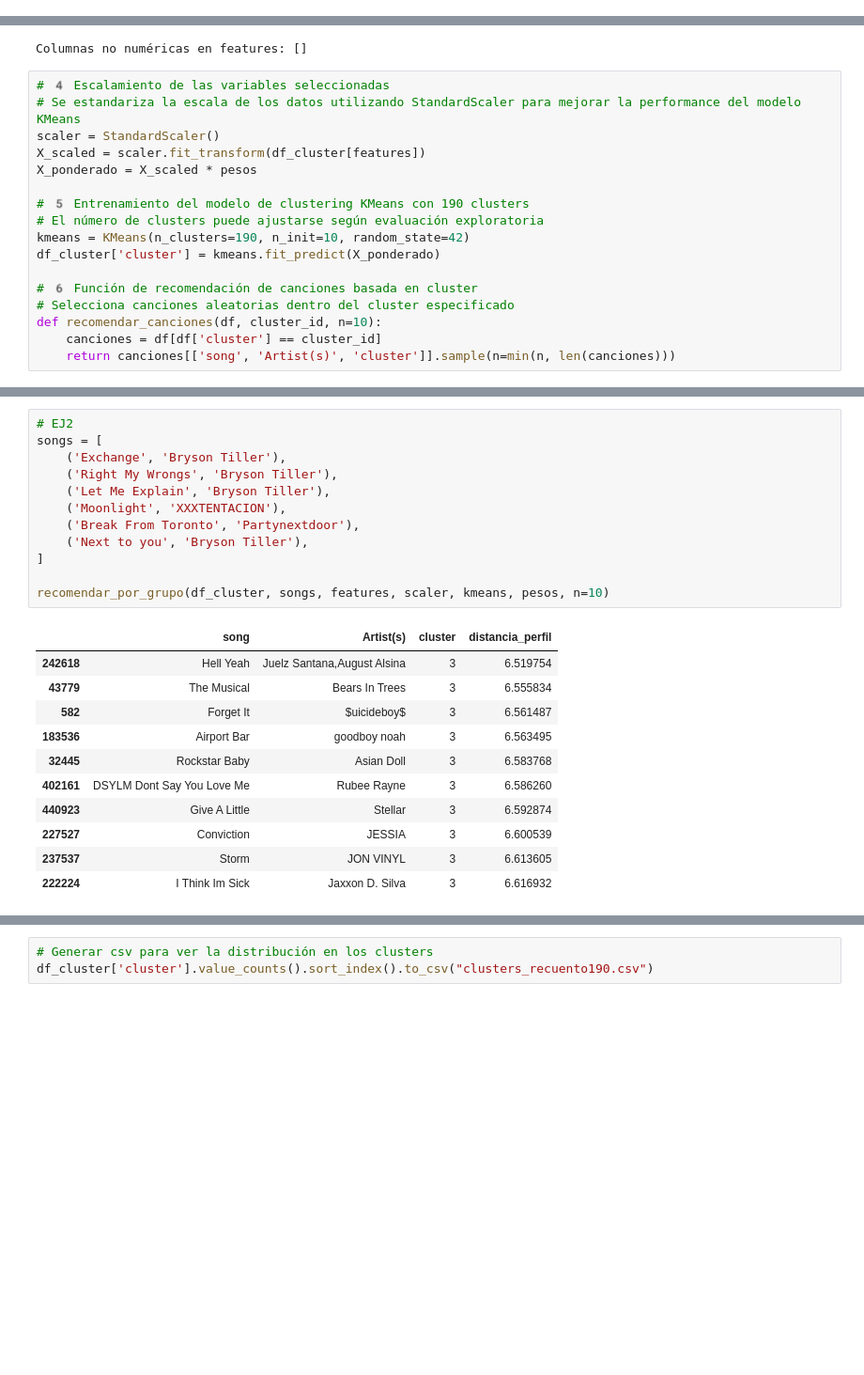
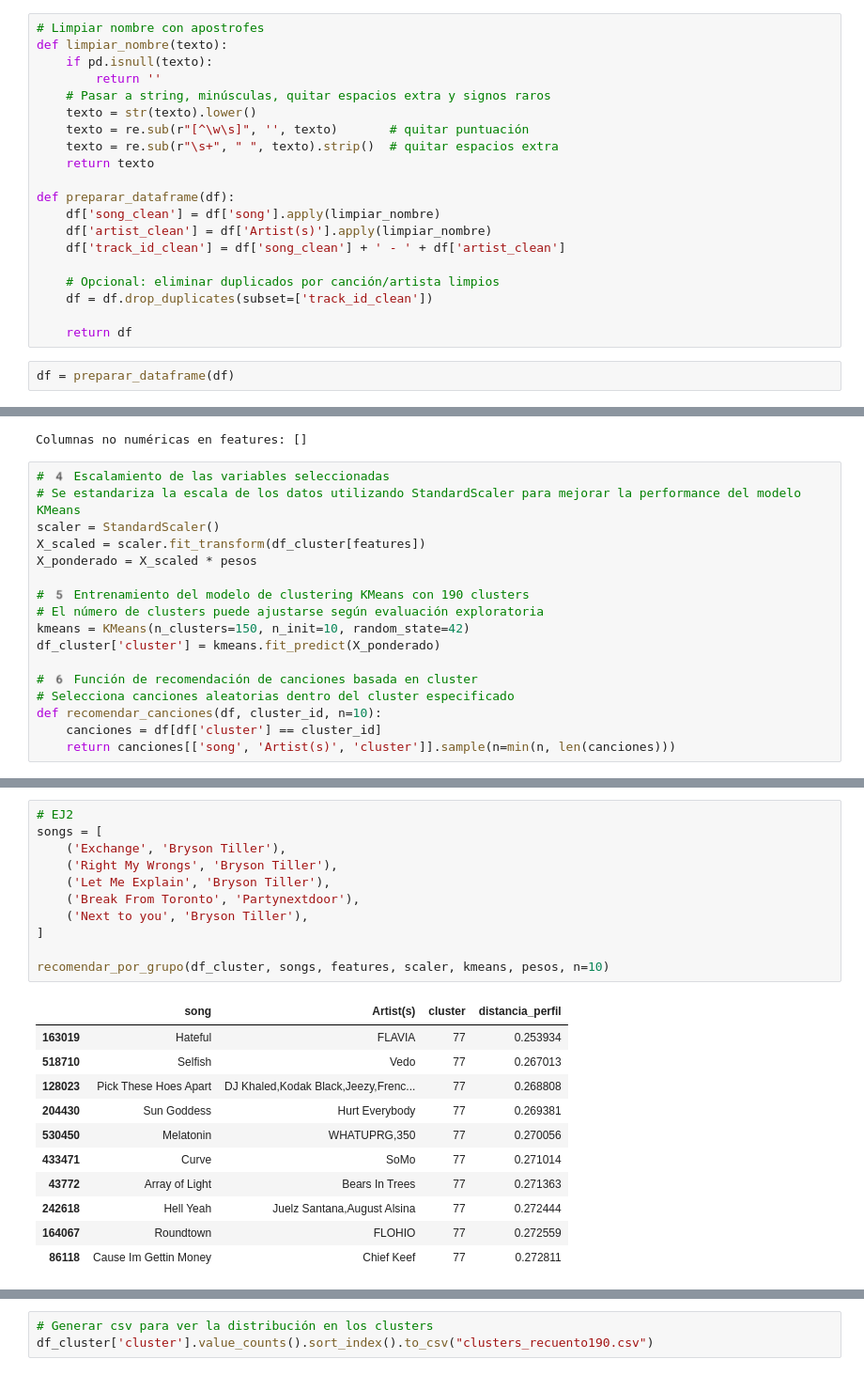
Before and after one commit to jin-roh25/IAProyectoFinal, a Jupyter notebook: Recomendaciones.ipynb, the cells around one changed output, grey strips where cells are left out. Shown at 94% size. Cells and saved outputs as stored; diff of their text form; blank space fills up the shorter version.

```diff
--- a/Recomendaciones.ipynb
+++ b/Recomendaciones.ipynb
@@ -153,6 +153,28 @@ Index(['Artist(s)', 'song', 'emotion', 'Genre', 'Tempo', 'Loudness (db)',
        'Good for Social Gatherings', 'Good for Morning Routine',
        'Genre_principal', 'Duration_sec'],
       dtype='object')
+# %%
+# Limpiar nombre con apostrofes
+def limpiar_nombre(texto):
+    if pd.isnull(texto):
+        return ''
+    # Pasar a string, minúsculas, quitar espacios extra y signos raros
+    texto = str(texto).lower()
+    texto = re.sub(r"[^\w\s]", '', texto)       # quitar puntuación
+    texto = re.sub(r"\s+", " ", texto).strip()  # quitar espacios extra
+    return texto
+
+def preparar_dataframe(df):
+    df['song_clean'] = df['song'].apply(limpiar_nombre)
+    df['artist_clean'] = df['Artist(s)'].apply(limpiar_nombre)
+    df['track_id_clean'] = df['song_clean'] + ' - ' + df['artist_clean']
+
+    # Opcional: eliminar duplicados por canción/artista limpios
+    df = df.drop_duplicates(subset=['track_id_clean'])
+
+    return df
+# %%
+df = preparar_dataframe(df)
 # %%
 # Se eliminan registros duplicados basados en el nombre de la canción, artista y duración
 # Esto evita que se repitan versiones idénticas de una misma canción en el análisis
@@ -550,7 +649,7 @@ X_ponderado = X_scaled * pesos
 
 # 5️ Entrenamiento del modelo de clustering KMeans con 190 clusters
 # El número de clusters puede ajustarse según evaluación exploratoria
-kmeans = KMeans(n_clusters=190, n_init=10, random_state=42)
+kmeans = KMeans(n_clusters=150, n_init=10, random_state=42)
 df_cluster['cluster'] = kmeans.fit_predict(X_ponderado)
 
 # 6️ Función de recomendación de canciones basada en cluster
@@ -755,27 +829,26 @@ recomendar_por_grupo(df_cluster, mis_canciones2, features, scaler, kmeans, pesos
 # %%
 # EJ2
 songs = [
     ('Exchange', 'Bryson Tiller'),
     ('Right My Wrongs', 'Bryson Tiller'),
     ('Let Me Explain', 'Bryson Tiller'),
-    ('Moonlight', 'XXXTENTACION'),
     ('Break From Toronto', 'Partynextdoor'),
     ('Next to you', 'Bryson Tiller'),
 ]
 
 recomendar_por_grupo(df_cluster, songs, features, scaler, kmeans, pesos, n=10)
 # %% [output]
 |  | song | Artist(s) | cluster | distancia_perfil |
-| 242618 | Hell Yeah | Juelz Santana,August Alsina | 3 | 6.519754 |
-| 43779 | The Musical | Bears In Trees | 3 | 6.555834 |
-| 582 | Forget It | $uicideboy$ | 3 | 6.561487 |
-| 183536 | Airport Bar | goodboy noah | 3 | 6.563495 |
-| 32445 | Rockstar Baby | Asian Doll | 3 | 6.583768 |
-| 402161 | DSYLM Dont Say You Love Me | Rubee Rayne | 3 | 6.586260 |
-| 440923 | Give A Little | Stellar | 3 | 6.592874 |
-| 227527 | Conviction | JESSIA | 3 | 6.600539 |
-| 237537 | Storm | JON VINYL | 3 | 6.613605 |
-| 222224 | I Think Im Sick | Jaxxon D. Silva | 3 | 6.616932 |
+| 163019 | Hateful | FLAVIA | 77 | 0.253934 |
+| 518710 | Selfish | Vedo | 77 | 0.267013 |
+| 128023 | Pick These Hoes Apart | DJ Khaled,Kodak Black,Jeezy,Frenc... | 77 | 0.268808 |
+| 204430 | Sun Goddess | Hurt Everybody | 77 | 0.269381 |
+| 530450 | Melatonin | WHATUPRG,350 | 77 | 0.270056 |
+| 433471 | Curve | SoMo | 77 | 0.271014 |
+| 43772 | Array of Light | Bears In Trees | 77 | 0.271363 |
+| 242618 | Hell Yeah | Juelz Santana,August Alsina | 77 | 0.272444 |
+| 164067 | Roundtown | FLOHIO | 77 | 0.272559 |
+| 86118 | Cause Im Gettin Money | Chief Keef | 77 | 0.272811 |
 # %%
 # EJ3
 songs2 = [
```
Also changed, not shown: parts of 37 cells of this notebook, 2 other files.
